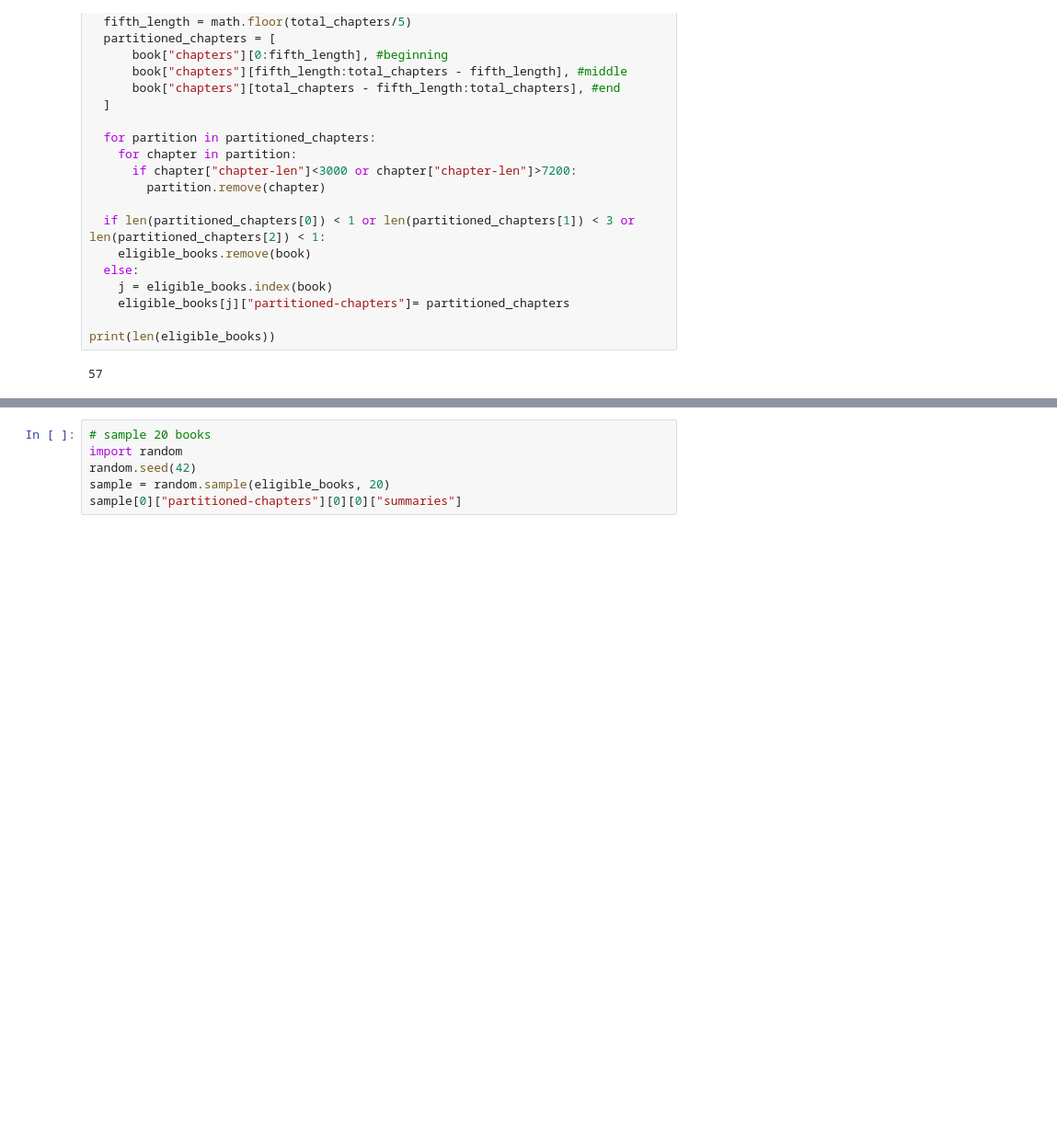
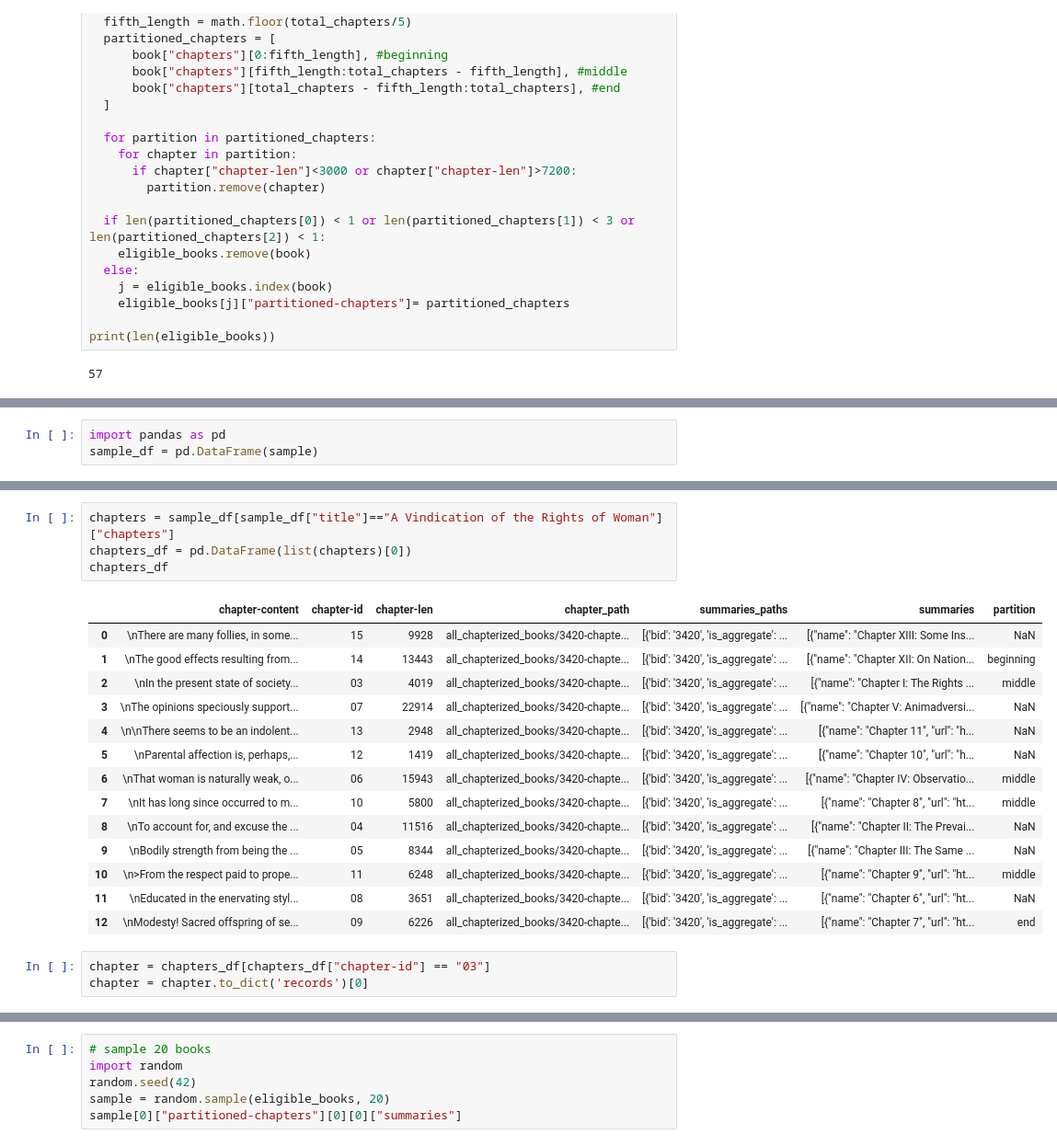
Before and after one commit to Lenguist/long-doc-summ, a Jupyter notebook: sample-booksum.ipynb, the cells around one changed output, grey strips where cells are left out. Shown at 92% size. Drawn from its saved outputs; the diff is of its cells as text; blank space fills up the shorter version.

```diff
--- a/sample-booksum.ipynb
+++ b/sample-booksum.ipynb
@@ -267,0 +266,3 @@ print(len(eligible_books))
+# %%
+import pandas as pd
+sample_df = pd.DataFrame(sample)
@@ -267,0 +357,22 @@ print(len(eligible_books))
+# %%
+chapters = sample_df[sample_df["title"]=="A Vindication of the Rights of Woman"]["chapters"]
+chapters_df = pd.DataFrame(list(chapters)[0])
+chapters_df
+# %% [output]
+|  | chapter-content | chapter-id | chapter-len | chapter_path | summaries_paths | summaries | partition |
+| 0 | \nThere are many follies, in some... | 15 | 9928 | all_chapterized_books/3420-chapte... | [{'bid': '3420', 'is_aggregate': ... | [{"name": "Chapter XIII: Some Ins... | NaN |
+| 1 | \nThe good effects resulting from... | 14 | 13443 | all_chapterized_books/3420-chapte... | [{'bid': '3420', 'is_aggregate': ... | [{"name": "Chapter XII: On Nation... | beginning |
+| 2 | \nIn the present state of society... | 03 | 4019 | all_chapterized_books/3420-chapte... | [{'bid': '3420', 'is_aggregate': ... | [{"name": "Chapter I: The Rights ... | middle |
+| 3 | \nThe opinions speciously support... | 07 | 22914 | all_chapterized_books/3420-chapte... | [{'bid': '3420', 'is_aggregate': ... | [{"name": "Chapter V: Animadversi... | NaN |
+| 4 | \n\nThere seems to be an indolent... | 13 | 2948 | all_chapterized_books/3420-chapte... | [{'bid': '3420', 'is_aggregate': ... | [{"name": "Chapter 11", "url": "h... | NaN |
+| 5 | \nParental affection is, perhaps,... | 12 | 1419 | all_chapterized_books/3420-chapte... | [{'bid': '3420', 'is_aggregate': ... | [{"name": "Chapter 10", "url": "h... | NaN |
+| 6 | \nThat woman is naturally weak, o... | 06 | 15943 | all_chapterized_books/3420-chapte... | [{'bid': '3420', 'is_aggregate': ... | [{"name": "Chapter IV: Observatio... | middle |
+| 7 | \nIt has long since occurred to m... | 10 | 5800 | all_chapterized_books/3420-chapte... | [{'bid': '3420', 'is_aggregate': ... | [{"name": "Chapter 8", "url": "ht... | middle |
+| 8 | \nTo account for, and excuse the ... | 04 | 11516 | all_chapterized_books/3420-chapte... | [{'bid': '3420', 'is_aggregate': ... | [{"name": "Chapter II: The Prevai... | NaN |
+| 9 | \nBodily strength from being the ... | 05 | 8344 | all_chapterized_books/3420-chapte... | [{'bid': '3420', 'is_aggregate': ... | [{"name": "Chapter III: The Same ... | NaN |
+| 10 | \n>From the respect paid to prope... | 11 | 6248 | all_chapterized_books/3420-chapte... | [{'bid': '3420', 'is_aggregate': ... | [{"name": "Chapter 9", "url": "ht... | middle |
+| 11 | \nEducated in the enervating styl... | 08 | 3651 | all_chapterized_books/3420-chapte... | [{'bid': '3420', 'is_aggregate': ... | [{"name": "Chapter 6", "url": "ht... | NaN |
+| 12 | \nModesty! Sacred offspring of se... | 09 | 6226 | all_chapterized_books/3420-chapte... | [{'bid': '3420', 'is_aggregate': ... | [{"name": "Chapter 7", "url": "ht... | end |
+# %%
+chapter = chapters_df[chapters_df["chapter-id"] == "03"]
+chapter = chapter.to_dict('records')[0]
```
Also changed, not shown: parts of 25 cells of this notebook, 58 other files.
